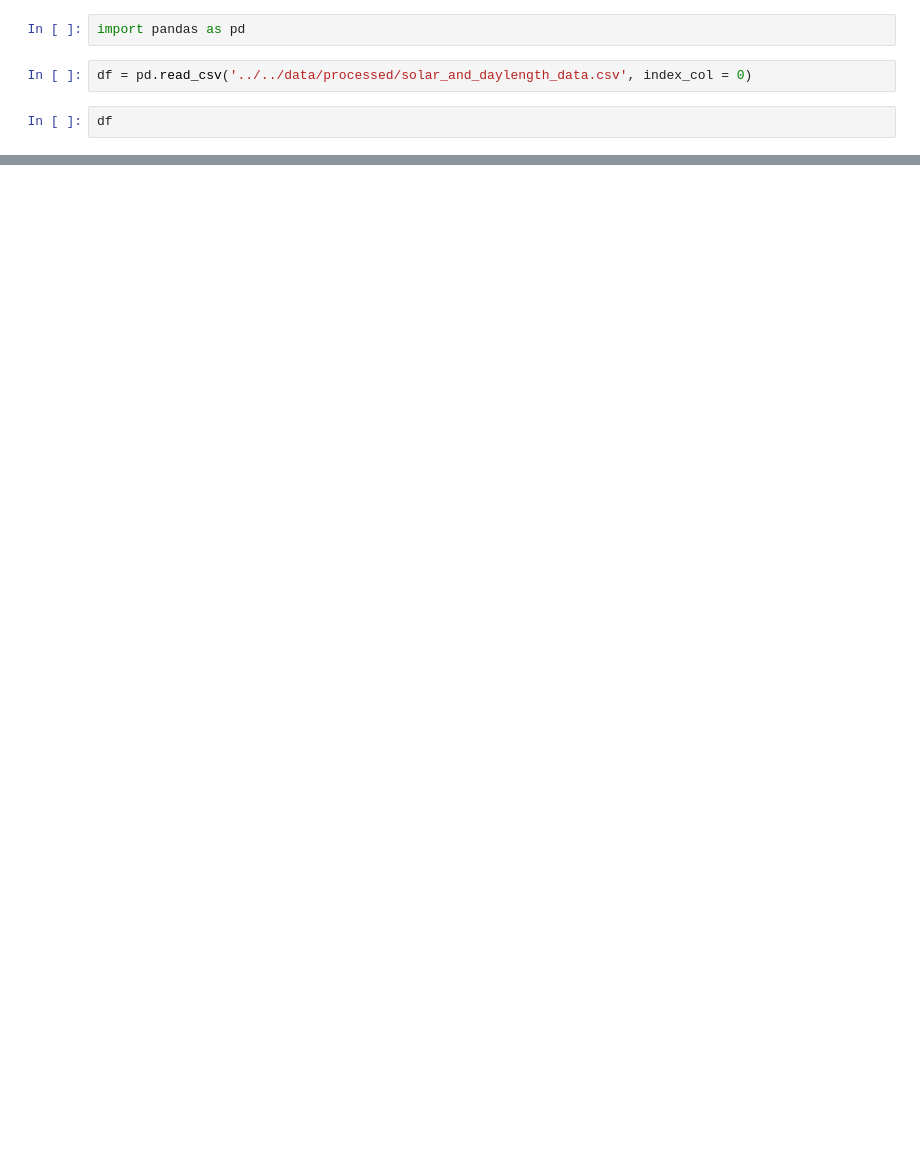
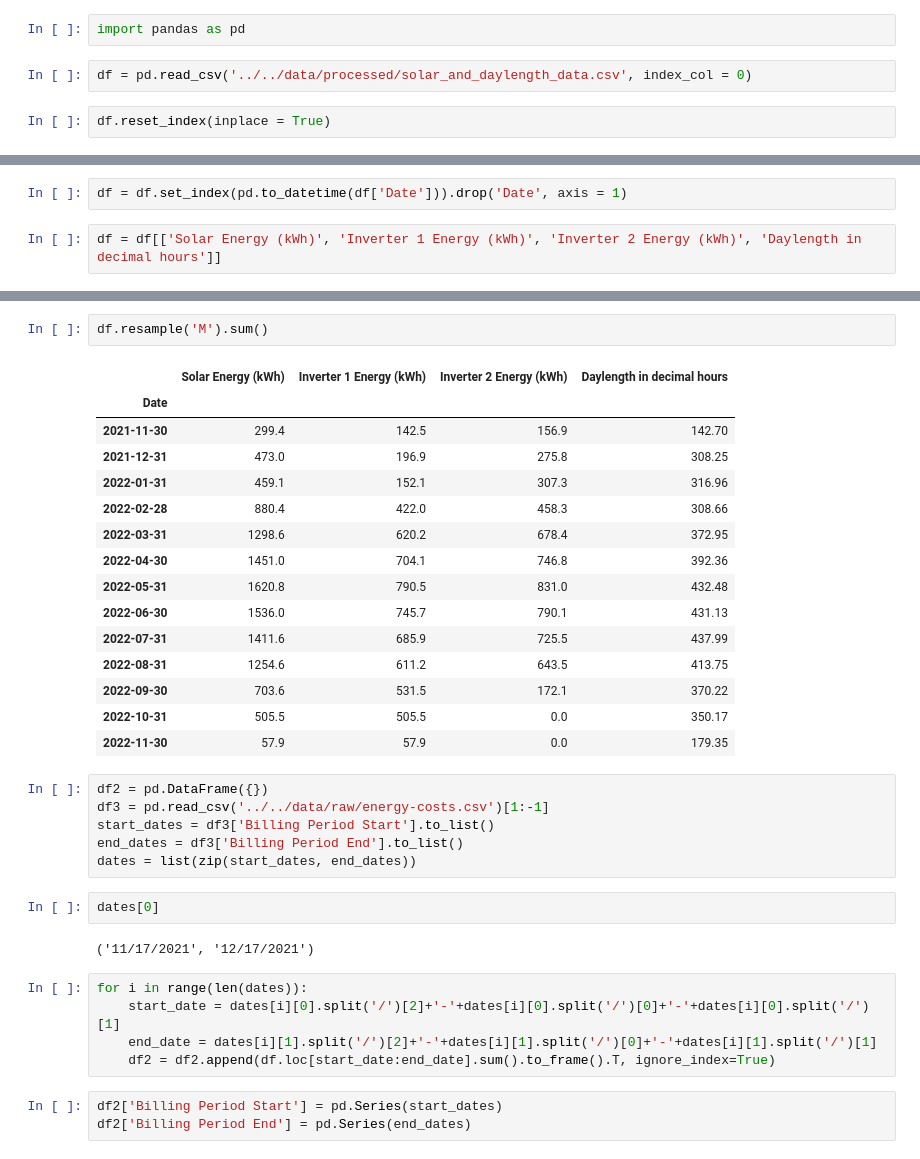
Before and after one commit to nickmccarty/solar-energy-predictor, a Jupyter notebook: notebooks/analysis/Combined EDA.ipynb, the cells around one changed output, grey strips where cells are left out. Saved outputs shown, nothing was run; the diff lists cells and outputs as text; blank space fills up the shorter version.

```diff
--- a/notebooks/analysis/Combined EDA.ipynb
+++ b/notebooks/analysis/Combined EDA.ipynb
@@ -3,4 +3,4 @@ import pandas as pd
 # %%
 df = pd.read_csv('../../data/processed/solar_and_daylength_data.csv', index_col = 0)
 # %%
-df
+df.reset_index(inplace = True)
@@ -21,0 +7,4 @@ df
+# %%
+df = df.set_index(pd.to_datetime(df['Date'])).drop('Date', axis = 1)
+# %%
+df = df[['Solar Energy (kWh)', 'Inverter 1 Energy (kWh)', 'Inverter 2 Energy (kWh)', 'Daylength in decimal hours']]
@@ -21,0 +28,36 @@ df
+# %%
+df.resample('M').sum()
+# %% [output]
+|  | Solar Energy (kWh) | Inverter 1 Energy (kWh) | Inverter 2 Energy (kWh) | Daylength in decimal hours |
+| Date |  |  |  |  |
+| 2021-11-30 | 299.4 | 142.5 | 156.9 | 142.70 |
+| 2021-12-31 | 473.0 | 196.9 | 275.8 | 308.25 |
+| 2022-01-31 | 459.1 | 152.1 | 307.3 | 316.96 |
+| 2022-02-28 | 880.4 | 422.0 | 458.3 | 308.66 |
+| 2022-03-31 | 1298.6 | 620.2 | 678.4 | 372.95 |
+| 2022-04-30 | 1451.0 | 704.1 | 746.8 | 392.36 |
+| 2022-05-31 | 1620.8 | 790.5 | 831.0 | 432.48 |
+| 2022-06-30 | 1536.0 | 745.7 | 790.1 | 431.13 |
+| 2022-07-31 | 1411.6 | 685.9 | 725.5 | 437.99 |
+| 2022-08-31 | 1254.6 | 611.2 | 643.5 | 413.75 |
+| 2022-09-30 | 703.6 | 531.5 | 172.1 | 370.22 |
+| 2022-10-31 | 505.5 | 505.5 | 0.0 | 350.17 |
+| 2022-11-30 | 57.9 | 57.9 | 0.0 | 179.35 |
+# %%
+df2 = pd.DataFrame({})
+df3 = pd.read_csv('../../data/raw/energy-costs.csv')[1:-1]
+start_dates = df3['Billing Period Start'].to_list()
+end_dates = df3['Billing Period End'].to_list()
+dates = list(zip(start_dates, end_dates))
+# %%
+dates[0]
+# %% [output]
+('11/17/2021', '12/17/2021')
+# %%
+for i in range(len(dates)):
+    start_date = dates[i][0].split('/')[2]+'-'+dates[i][0].split('/')[0]+'-'+dates[i][0].split('/')[1]
+    end_date = dates[i][1].split('/')[2]+'-'+dates[i][1].split('/')[0]+'-'+dates[i][1].split('/')[1]
+    df2 = df2.append(df.loc[start_date:end_date].sum().to_frame().T, ignore_index=True)
+# %%
+df2['Billing Period Start'] = pd.Series(start_dates)
+df2['Billing Period End'] = pd.Series(end_dates)
```
Also changed, not shown: parts of 6 cells of this notebook, 1 other file.
